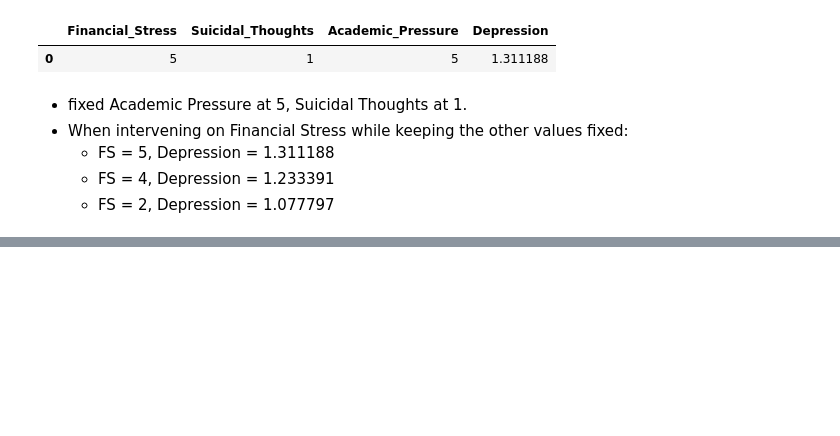
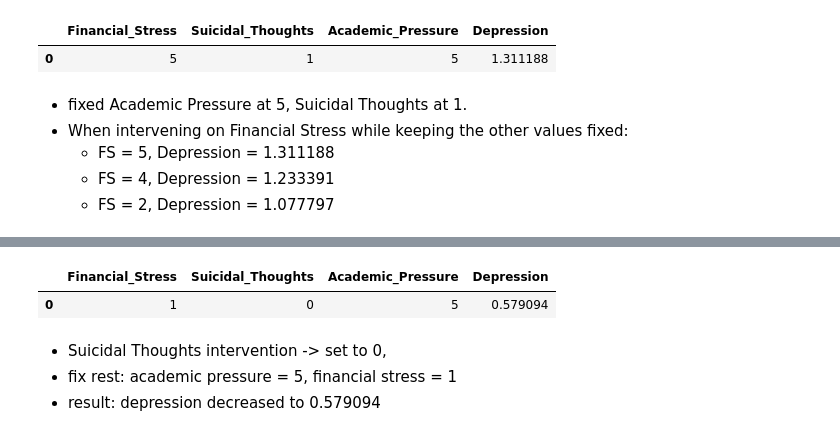
Before and after one commit to malmahasnah/capstone-team2-winter-quarter, a Jupyter notebook: counterfactual-computing.ipynb, the cells around one changed output, grey strips where cells are left out. Drawn from its saved outputs; the diff is of its cells as text; code cells hidden in the pictures; blank space fills up the shorter version.

```diff
--- a/counterfactual-computing.ipynb
+++ b/counterfactual-computing.ipynb
@@ -379,0 +425,49 @@ counterfactual_result
+# %%
+# Construct the Graph, set up the model
+causal_model = gcm.InvertibleStructuralCausalModel(nx.DiGraph([
+                                    ('Financial_Stress', 'Depression'),
+                                    ('Suicidal_Thoughts', 'Depression'),
+                                    ('Academic_Pressure', 'Depression')
+                                    ])
+                                    )
+
+causal_model.set_causal_mechanism('Financial_Stress', gcm.EmpiricalDistribution())
+causal_model.set_causal_mechanism('Suicidal_Thoughts',
+                                  gcm.EmpiricalDistribution())
+causal_model.set_causal_mechanism('Academic_Pressure', gcm.EmpiricalDistribution())
+causal_model.set_causal_mechanism('Depression',
+                                  gcm.AdditiveNoiseModel(
+                                      gcm.ml.create_linear_regressor()))
+
+# Fix Academic Pressure, Suicidal Thoughts
+training_data = pd.DataFrame(data=dict(
+    **{'Financial_Stress': depression_LASSO_features['Financial Stress']},
+    **{'Suicidal_Thoughts': depression_LASSO_features['Have you ever had suicidal thoughts ?']},
+    **{'Academic_Pressure': depression_LASSO_features['Academic Pressure']},
+    **{'Depression': depression_LASSO_features['Depression']}
+    ))
+
+# print(training_data.head())
+# print("Columns in training_data:", training_data.columns)
+
+# fit the model to the training data
+gcm.fit(causal_model, training_data)
+
+# generate counterfactual samples
+counterfactual_result = gcm.counterfactual_samples(
+    causal_model,
+    {'Suicidal_Thoughts': lambda x: 0}, # intervene on Suicidal Thoughts, set to 0
+    observed_data=pd.DataFrame(data=dict(
+        Financial_Stress=[1], # fix Financial Stress
+        Suicidal_Thoughts=[1],
+        Academic_Pressure=[5], # fix Academic Pressure
+        Depression=[1])))
+
+counterfactual_result
+# %% [output]
+|  | Financial_Stress | Suicidal_Thoughts | Academic_Pressure | Depression |
+| 0 | 1 | 0 | 5 | 0.579094 |
+# %% [markdown]
+- Suicidal Thoughts intervention -> set to 0,
+- fix rest: academic pressure = 5, financial stress = 1
+- result: depression decreased to 0.579094
```
Also changed, not shown: parts of 1 cell of this notebook.
